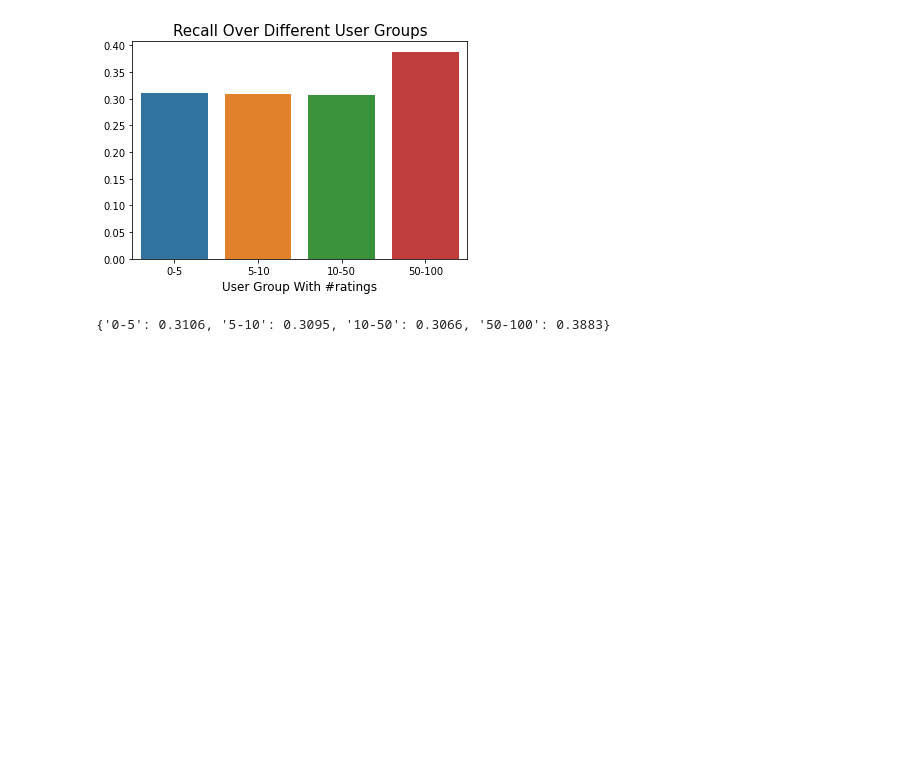
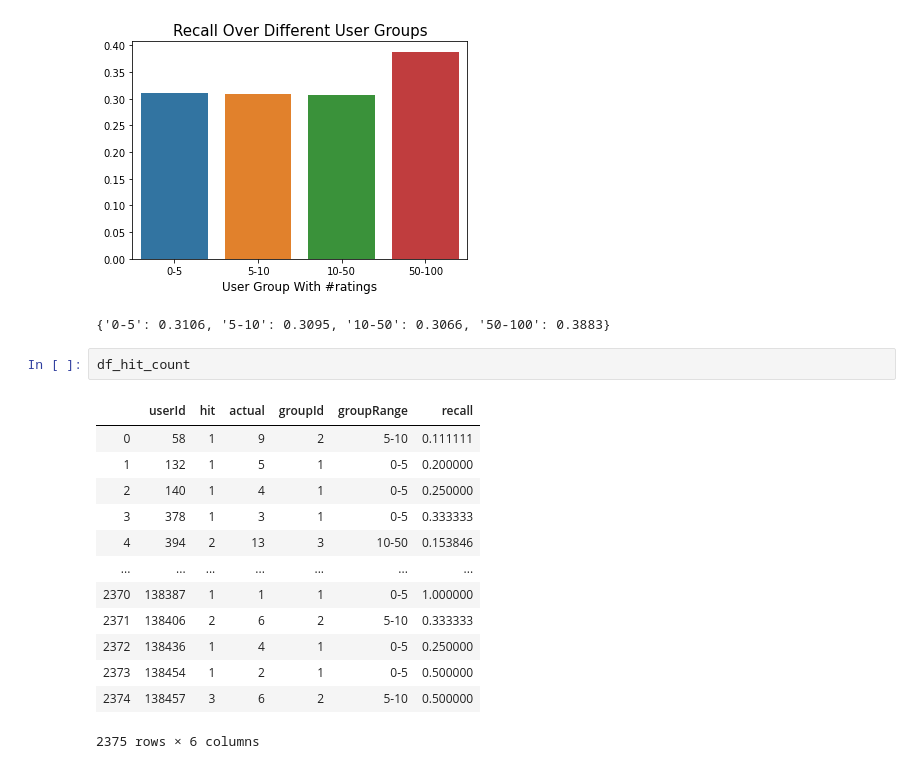
Before and after one commit to ysong1231/SimRank, a Jupyter notebook: Main.ipynb, the cells around one changed output. Cells and saved outputs as stored; diff of their text form; blank space fills up the shorter version.

```diff
--- a/Main.ipynb
+++ b/Main.ipynb
@@ -340,3 +354,19 @@ https://pandas.pydata.org/pandas-docs/stable/user_guide/indexing.html#deprecate-
   return self.loc[key]
 [figure]
 {'0-5': 0.3106, '5-10': 0.3095, '10-50': 0.3066, '50-100': 0.3883}
+# %%
+df_hit_count
+# %% [output]
+|  | userId | hit | actual | groupId | groupRange | recall |
+| 0 | 58 | 1 | 9 | 2 | 5-10 | 0.111111 |
+| 1 | 132 | 1 | 5 | 1 | 0-5 | 0.200000 |
+| 2 | 140 | 1 | 4 | 1 | 0-5 | 0.250000 |
+| 3 | 378 | 1 | 3 | 1 | 0-5 | 0.333333 |
+| 4 | 394 | 2 | 13 | 3 | 10-50 | 0.153846 |
+| ... | ... | ... | ... | ... | ... | ... |
+| 2370 | 138387 | 1 | 1 | 1 | 0-5 | 1.000000 |
+| 2371 | 138406 | 2 | 6 | 2 | 5-10 | 0.333333 |
+| 2372 | 138436 | 1 | 4 | 1 | 0-5 | 0.250000 |
+| 2373 | 138454 | 1 | 2 | 1 | 0-5 | 0.500000 |
+| 2374 | 138457 | 3 | 6 | 2 | 5-10 | 0.500000 |
+2375 rows × 6 columns
```
Also changed, not shown: parts of 11 cells of this notebook, 2 other files.
